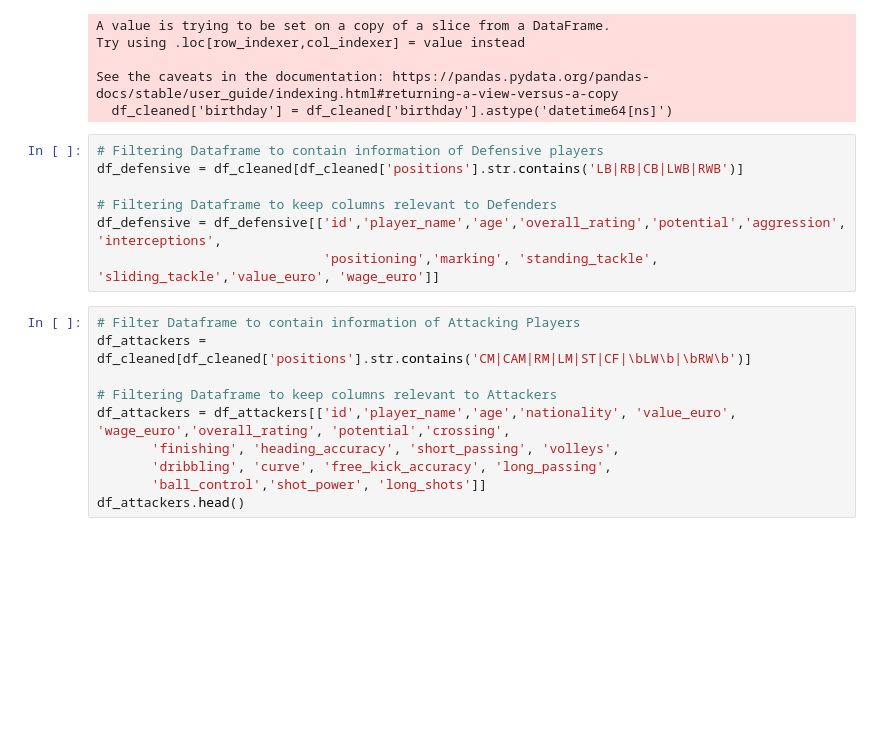
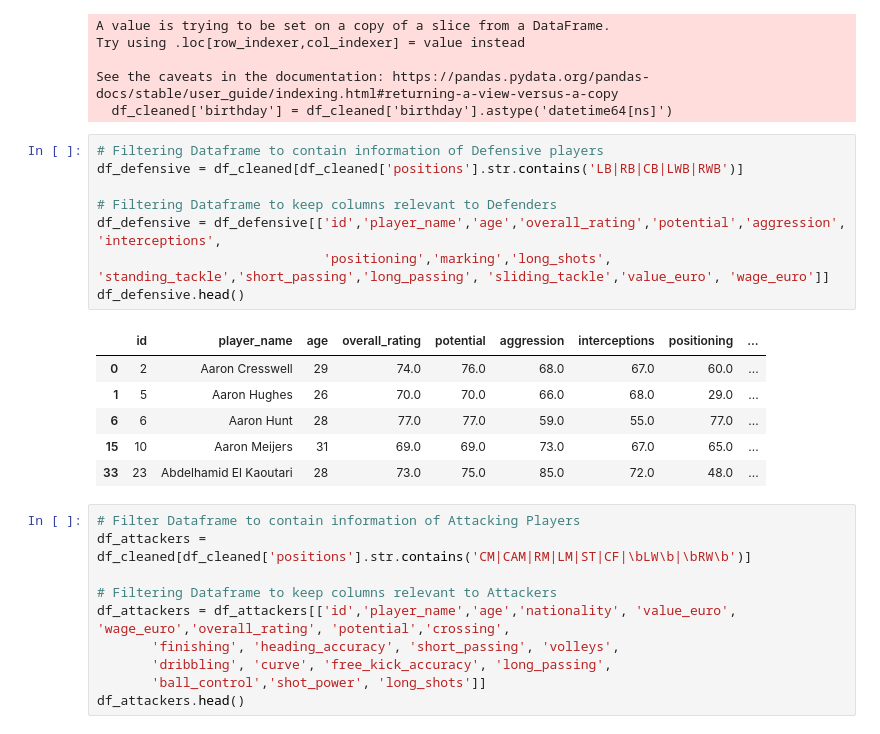
Before and after one commit to rdeshir10/Fifa_Analysis, a Jupyter notebook: football.ipynb, the cells around one changed output. Drawn from its saved outputs; the diff is of its cells as text; blank space fills up the shorter version.

```diff
--- a/football.ipynb
+++ b/football.ipynb
@@ -174,10 +174,18 @@ See the caveats in the documentation: https://pandas.pydata.org/pandas-docs/stab
 # %%
 # Filtering Dataframe to contain information of Defensive players
 df_defensive = df_cleaned[df_cleaned['positions'].str.contains('LB|RB|CB|LWB|RWB')]
 
 # Filtering Dataframe to keep columns relevant to Defenders
 df_defensive = df_defensive[['id','player_name','age','overall_rating','potential','aggression', 'interceptions',
-                             'positioning','marking', 'standing_tackle', 'sliding_tackle','value_euro', 'wage_euro']]
+                             'positioning','marking','long_shots', 'standing_tackle','short_passing','long_passing', 'sliding_tackle','value_euro', 'wage_euro']]
+df_defensive.head()
+# %% [output]
+|  | id | player_name | age | overall_rating | potential | aggression | interceptions | positioning | ... |
+| 0 | 2 | Aaron Cresswell | 29 | 74.0 | 76.0 | 68.0 | 67.0 | 60.0 | ... |
+| 1 | 5 | Aaron Hughes | 26 | 70.0 | 70.0 | 66.0 | 68.0 | 29.0 | ... |
+| 6 | 6 | Aaron Hunt | 28 | 77.0 | 77.0 | 59.0 | 55.0 | 77.0 | ... |
+| 15 | 10 | Aaron Meijers | 31 | 69.0 | 69.0 | 73.0 | 67.0 | 65.0 | ... |
+| 33 | 23 | Abdelhamid El Kaoutari | 28 | 73.0 | 75.0 | 85.0 | 72.0 | 48.0 | ... |
 # %%
 # Filter Dataframe to contain information of Attacking Players
 df_attackers = df_cleaned[df_cleaned['positions'].str.contains('CM|CAM|RM|LM|ST|CF|\bLW\b|\bRW\b')]
```
Also changed, not shown: parts of 1 cell of this notebook, 12 other files.
